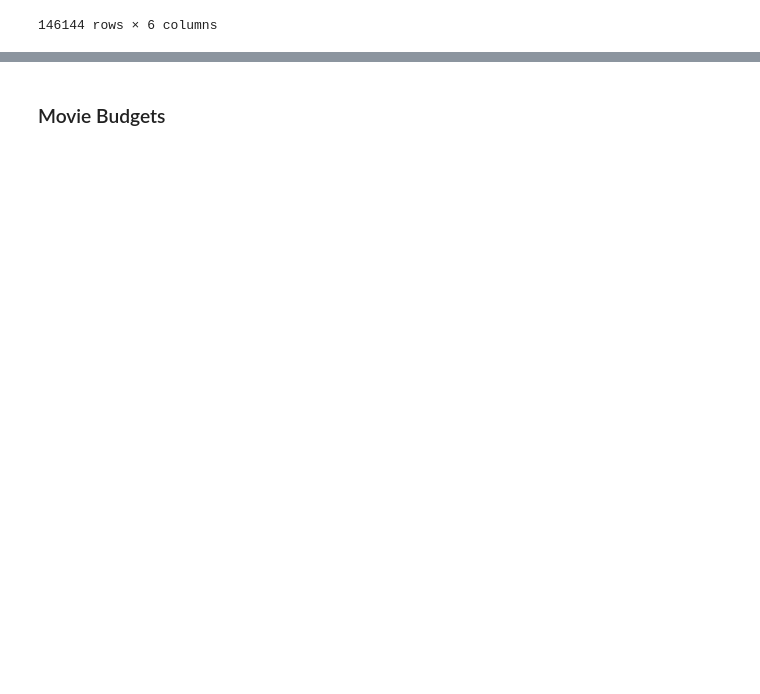
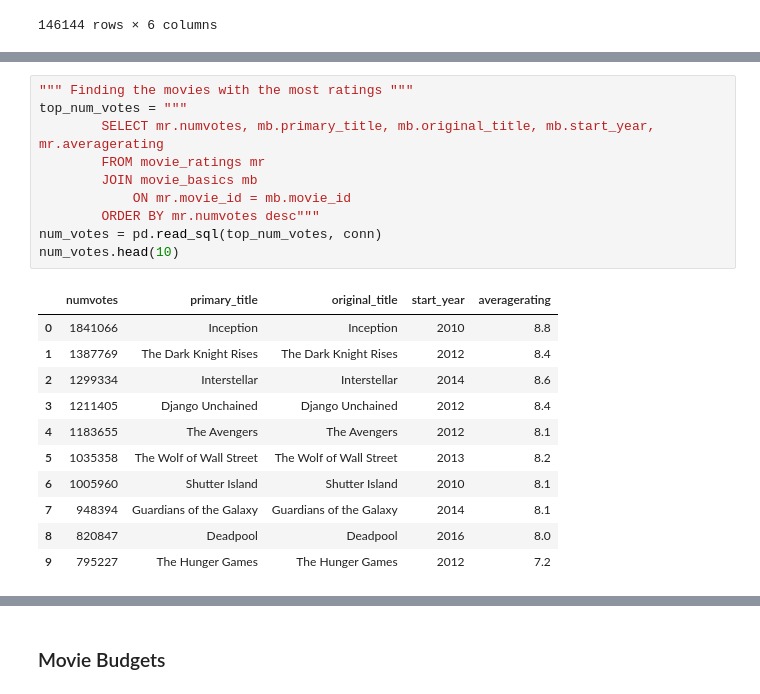
Before and after one commit to hacampbell1/teamaustin, a Jupyter notebook: computer_vision.ipynb, the cells around one changed output, grey strips where cells are left out. Saved outputs shown, nothing was run; the diff lists cells and outputs as text; blank space fills up the shorter version.

Commit message:
Generating basic statistical information and exploring SQL query

```diff
--- a/computer_vision.ipynb
+++ b/computer_vision.ipynb
@@ -39,0 +79,22 @@ imdb_df
+# %%
+""" Finding the movies with the most ratings """
+top_num_votes = """
+        SELECT mr.numvotes, mb.primary_title, mb.original_title, mb.start_year, mr.averagerating
+        FROM movie_ratings mr
+        JOIN movie_basics mb
+            ON mr.movie_id = mb.movie_id
+        ORDER BY mr.numvotes desc"""
+num_votes = pd.read_sql(top_num_votes, conn)
+num_votes.head(10)
+# %% [output]
+|  | numvotes | primary_title | original_title | start_year | averagerating |
+| 0 | 1841066 | Inception | Inception | 2010 | 8.8 |
+| 1 | 1387769 | The Dark Knight Rises | The Dark Knight Rises | 2012 | 8.4 |
+| 2 | 1299334 | Interstellar | Interstellar | 2014 | 8.6 |
+| 3 | 1211405 | Django Unchained | Django Unchained | 2012 | 8.4 |
+| 4 | 1183655 | The Avengers | The Avengers | 2012 | 8.1 |
+| 5 | 1035358 | The Wolf of Wall Street | The Wolf of Wall Street | 2013 | 8.2 |
+| 6 | 1005960 | Shutter Island | Shutter Island | 2010 | 8.1 |
+| 7 | 948394 | Guardians of the Galaxy | Guardians of the Galaxy | 2014 | 8.1 |
+| 8 | 820847 | Deadpool | Deadpool | 2016 | 8.0 |
+| 9 | 795227 | The Hunger Games | The Hunger Games | 2012 | 7.2 |
```
Also changed, not shown: parts of 29 cells of this notebook.
